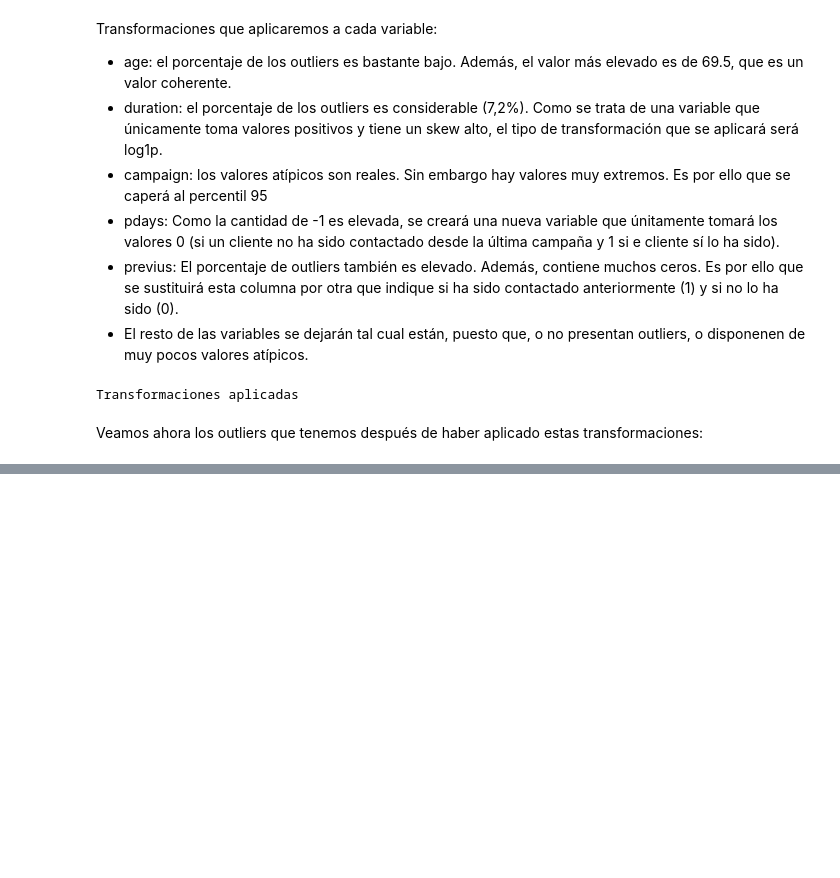
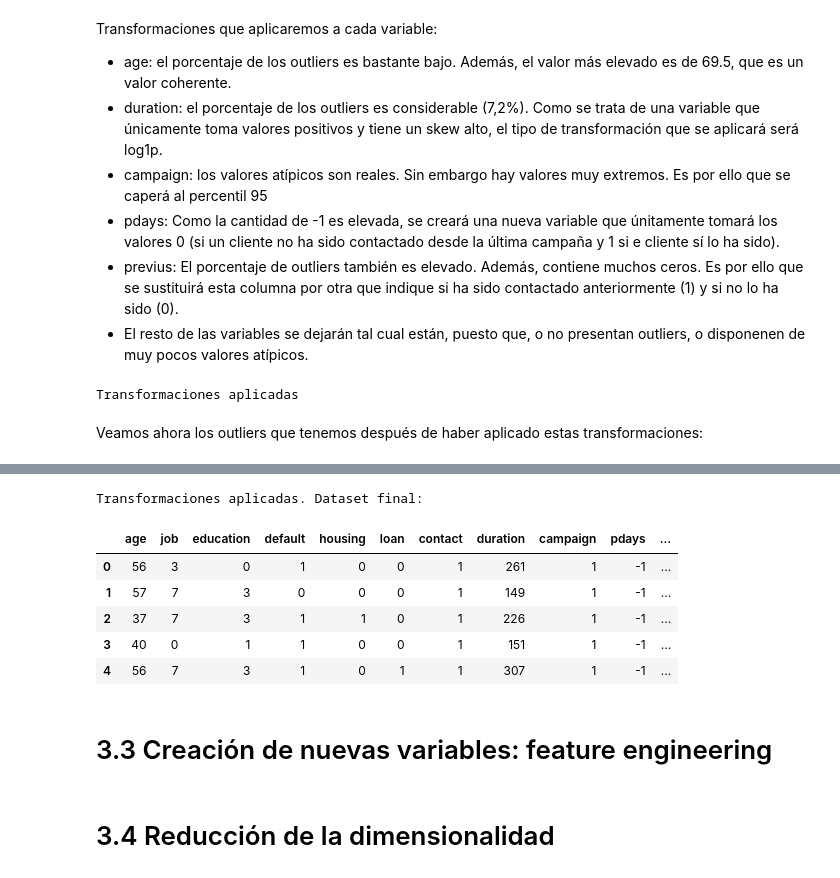
Before and after one commit to Victor-Marcos/Data-mining, a Jupyter notebook: Tarea.ipynb, the cells around one changed output, grey strips where cells are left out. Cells and saved outputs as stored; diff of their text form; code cells hidden in the pictures; blank space fills up the shorter version.

```diff
--- a/Tarea.ipynb
+++ b/Tarea.ipynb
@@ -462,0 +568,62 @@ Ahora no disponemos de tantos outliers. Llama la atención que la variable conta
+# %%
+from sklearn.preprocessing import LabelEncoder
+
+df_encoded = df_sin_outliers.copy()
+
+
+# 1️ Label Encoding para variables binarias
+binarias = ['default', 'housing', 'loan', 'contact']
+le = LabelEncoder()
+for col in binarias:
+    df_encoded[col] = le.fit_transform(df_encoded[col])
+
+
+# 2️ Cyclic encoding para month y day_of_week
+# Primero convertimos meses y días a números
+meses_dict = {'jan':1, 'feb':2, 'mar':3, 'apr':4, 'may':5, 'jun':6,
+              'jul':7, 'aug':8, 'sep':9, 'oct':10, 'nov':11, 'dec':12}
+df_encoded['month_num'] = df_encoded['month'].map(meses_dict)
+
+dias_dict = {'mon':1, 'tue':2, 'wed':3, 'thu':4, 'fri':5}
+df_encoded['day_num'] = df_encoded['day_of_week'].map(dias_dict)
+
+# Aplicamos sin y cos
+df_encoded['month_sin'] = np.sin(2 * np.pi * df_encoded['month_num']/12)
+df_encoded['month_cos'] = np.cos(2 * np.pi * df_encoded['month_num']/12)
+
+df_encoded['day_sin'] = np.sin(2 * np.pi * df_encoded['day_num']/5)
+df_encoded['day_cos'] = np.cos(2 * np.pi * df_encoded['day_num']/5)
+
+# Podemos eliminar las columnas originales si queremos
+df_encoded.drop(['month', 'month_num', 'day_of_week', 'day_num'], axis=1, inplace=True)
+
+
+# 3️ One-hot encoding para variables con 3 valores
+onehot_vars = ['poutcome', 'marital']
+df_encoded = pd.get_dummies(df_encoded, columns=onehot_vars, drop_first=False)
+# Convertimos booleanos a 0/1
+for col in df_encoded.columns:
+    if df_encoded[col].dtype == 'bool':
+        df_encoded[col] = df_encoded[col].astype(int)
+
+
+# 4️ Label Encoding para variables con muchos valores
+label_vars = ['job', 'education']
+for col in label_vars:
+    df_encoded[col] = le.fit_transform(df_encoded[col])
+
+
+print("Transformaciones aplicadas. Dataset final:")
+df_encoded.head()
+# %% [output]
+Transformaciones aplicadas. Dataset final:
+|  | age | job | education | default | housing | loan | contact | duration | campaign | pdays | ... |
+| 0 | 56 | 3 | 0 | 1 | 0 | 0 | 1 | 261 | 1 | -1 | ... |
+| 1 | 57 | 7 | 3 | 0 | 0 | 0 | 1 | 149 | 1 | -1 | ... |
+| 2 | 37 | 7 | 3 | 1 | 1 | 0 | 1 | 226 | 1 | -1 | ... |
+| 3 | 40 | 0 | 1 | 1 | 0 | 0 | 1 | 151 | 1 | -1 | ... |
+| 4 | 56 | 7 | 3 | 1 | 0 | 1 | 1 | 307 | 1 | -1 | ... |
+# %% [markdown]
+# 3.3 Creación de nuevas variables: feature engineering
+# %% [markdown]
+# 3.4 Reducción de la dimensionalidad
```
Also changed, not shown: parts of 20 cells of this notebook.
